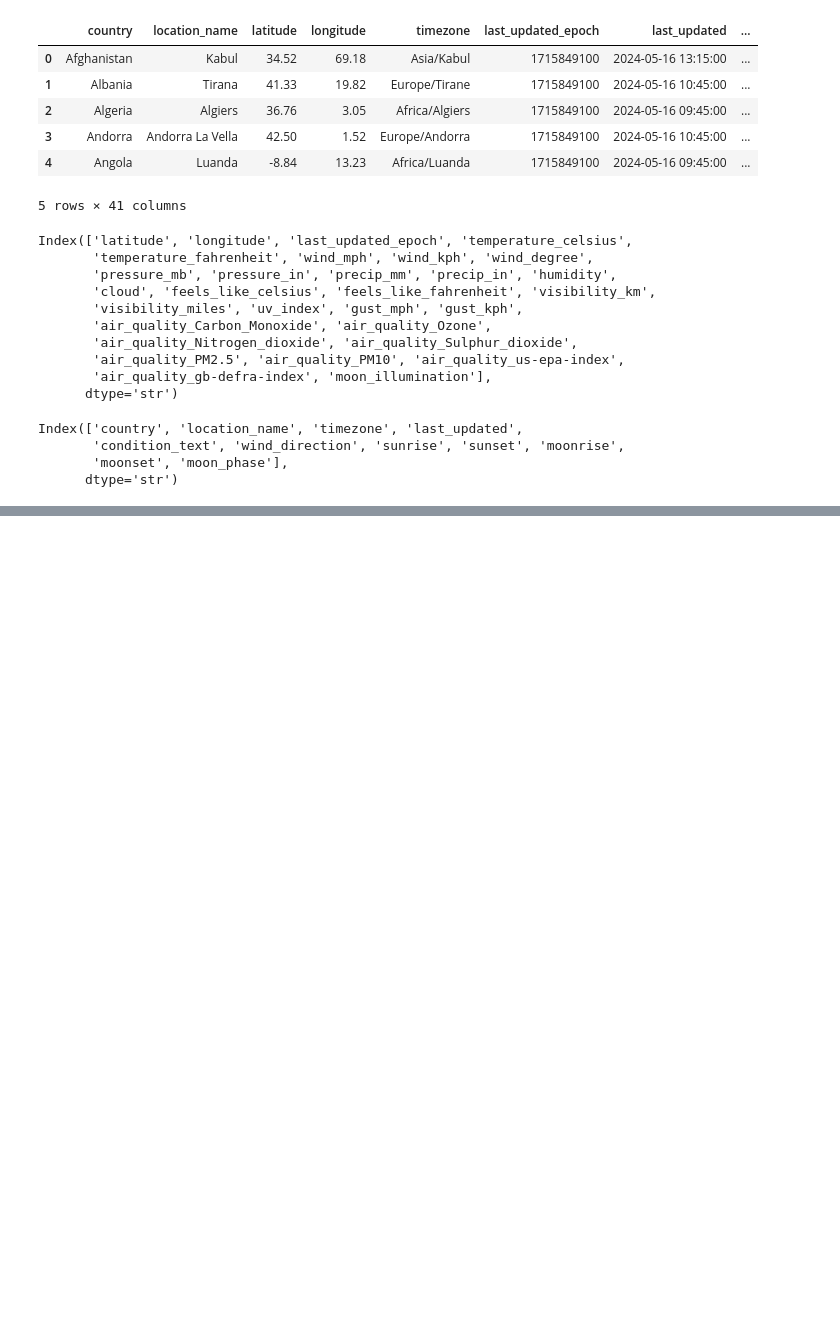
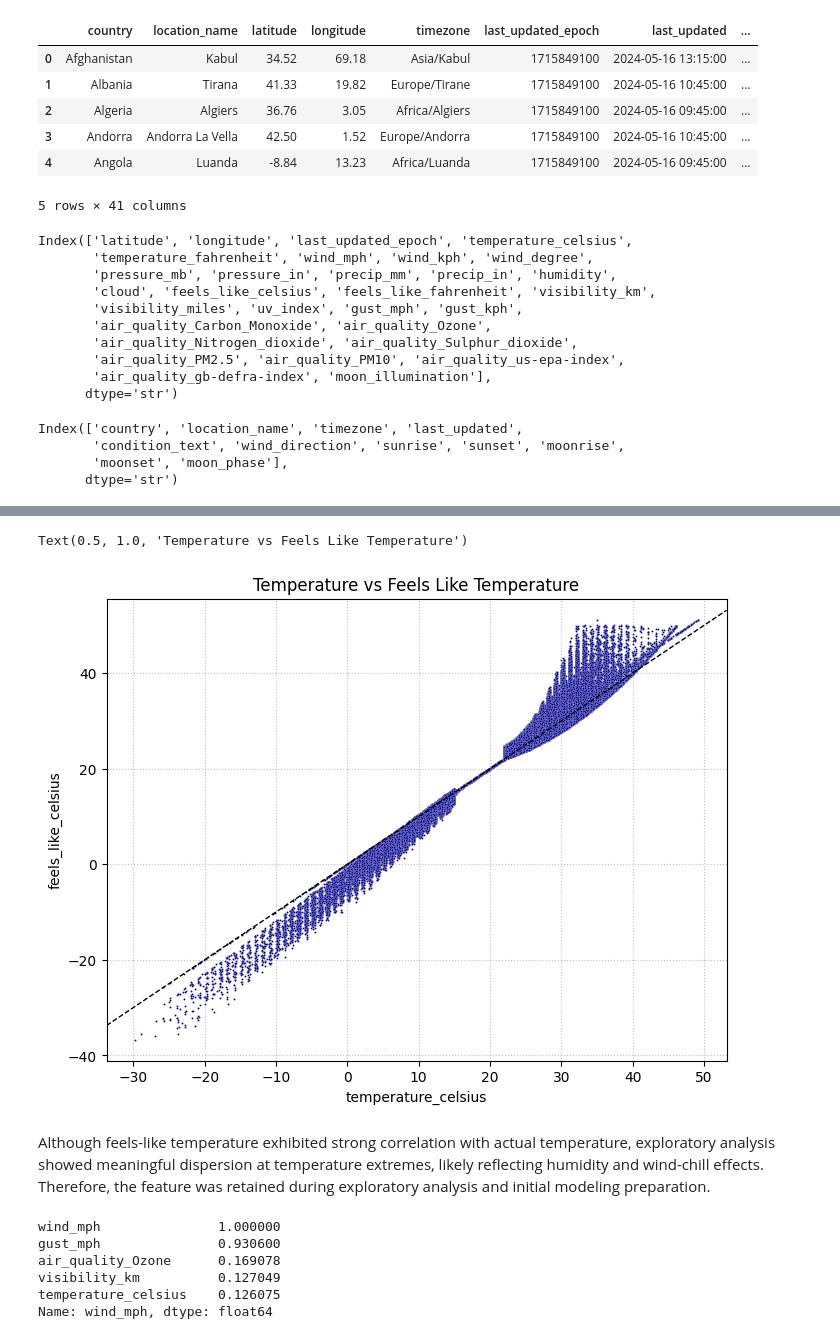
Before and after one commit to kgulbarg/Weather-Forecast-DS, a Jupyter notebook: global_weather_eda.ipynb, the cells around one changed output, grey strips where cells are left out. Drawn from its saved outputs; the diff is of its cells as text; code cells hidden in the pictures; blank space fills up the shorter version.

```diff
--- a/global_weather_eda.ipynb
+++ b/global_weather_eda.ipynb
@@ -154,0 +249,33 @@ astronomical_features = [
+# %%
+# plot temperature_celsius vs feels_like_celsius
+
+plt.figure(figsize=(8, 6))
+sns.scatterplot(
+    data=df,
+    x='temperature_celsius',
+    y='feels_like_celsius',
+    s=2,
+    color='darkblue'
+)
+plt.grid(True, which='both', linestyle=':', alpha=0.5, color='gray')
+plt.axline((0, 0), slope=1, color='black', linestyle='--', linewidth=1, label='x=y')
+
+plt.title('Temperature vs Feels Like Temperature')
+# %% [output]
+Text(0.5, 1.0, 'Temperature vs Feels Like Temperature')
+[figure, added]
+# %% [markdown]
+Although feels-like temperature exhibited strong correlation with actual temperature, exploratory analysis showed meaningful dispersion at temperature extremes, likely reflecting humidity and wind-chill effects. Therefore, the feature was retained during exploratory analysis and initial modeling preparation.
+# %%
+wind_corr = correlation_matrix[
+    'wind_mph'
+].sort_values(ascending=False)
+
+display(wind_corr.head(5))
+# %% [output]
+wind_mph               1.000000
+gust_mph               0.930600
+air_quality_Ozone      0.169078
+visibility_km          0.127049
+temperature_celsius    0.126075
+Name: wind_mph, dtype: float64
```
Also changed, not shown: parts of 13 cells of this notebook, 1 other file.
